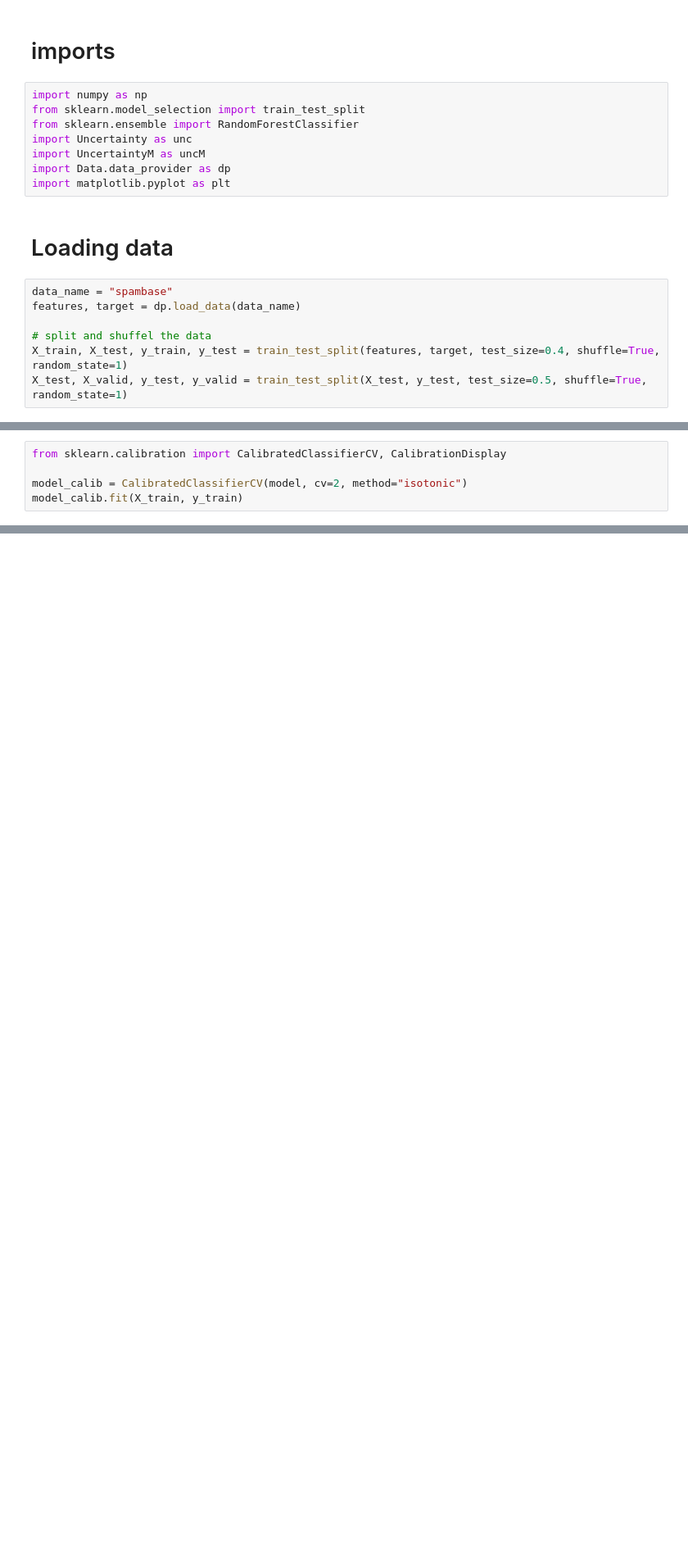
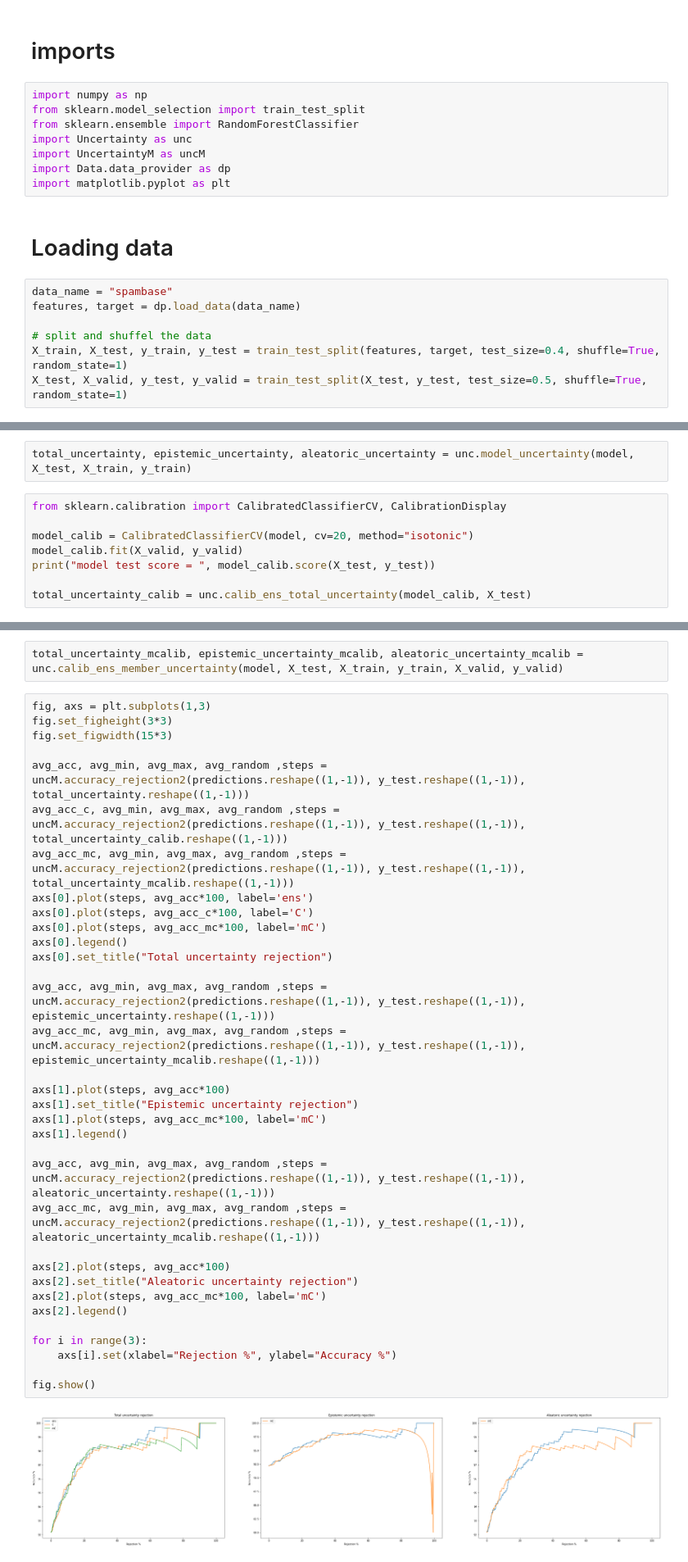
Before and after one commit to mhshaker/Calibration, a Jupyter notebook: Calibration.ipynb, the cells around one changed output, grey strips where cells are left out. Shown at 82% size. Saved outputs shown, nothing was run; the diff lists cells and outputs as text; blank space fills up the shorter version.

Commit message:
calib then unc. first results: fail

```diff
--- a/Calibration.ipynb
+++ b/Calibration.ipynb
@@ -25,9 +24,14 @@ predictions = model.predict(X_test)
 print("model test score = ", model.score(X_test, y_test))
 # %% [output]
 model test score =  0.9217391304347826
+# %%
+total_uncertainty, epistemic_uncertainty, aleatoric_uncertainty = unc.model_uncertainty(model, X_test, X_train, y_train)
 # %%
 from sklearn.calibration import CalibratedClassifierCV, CalibrationDisplay
 
-model_calib = CalibratedClassifierCV(model, cv=2, method="isotonic")
-model_calib.fit(X_train, y_train)
+model_calib = CalibratedClassifierCV(model, cv=20, method="isotonic")
+model_calib.fit(X_valid, y_valid)
+print("model test score = ", model_calib.score(X_test, y_test))
+
+total_uncertainty_calib = unc.calib_ens_total_uncertainty(model_calib, X_test)
 # %% [output]
@@ -49,0 +39,38 @@ array([[0.02108434, 0.97891566],
+# %%
+total_uncertainty_mcalib, epistemic_uncertainty_mcalib, aleatoric_uncertainty_mcalib = unc.calib_ens_member_uncertainty(model, X_test, X_train, y_train, X_valid, y_valid)
+# %%
+fig, axs = plt.subplots(1,3)
+fig.set_figheight(3*3)
+fig.set_figwidth(15*3)
+
+avg_acc, avg_min, avg_max, avg_random ,steps = uncM.accuracy_rejection2(predictions.reshape((1,-1)), y_test.reshape((1,-1)), total_uncertainty.reshape((1,-1)))
+avg_acc_c, avg_min, avg_max, avg_random ,steps = uncM.accuracy_rejection2(predictions.reshape((1,-1)), y_test.reshape((1,-1)), total_uncertainty_calib.reshape((1,-1)))
+avg_acc_mc, avg_min, avg_max, avg_random ,steps = uncM.accuracy_rejection2(predictions.reshape((1,-1)), y_test.reshape((1,-1)), total_uncertainty_mcalib.reshape((1,-1)))
+axs[0].plot(steps, avg_acc*100, label='ens')
+axs[0].plot(steps, avg_acc_c*100, label='C')
+axs[0].plot(steps, avg_acc_mc*100, label='mC')
+axs[0].legend()
+axs[0].set_title("Total uncertainty rejection")
+
+avg_acc, avg_min, avg_max, avg_random ,steps = uncM.accuracy_rejection2(predictions.reshape((1,-1)), y_test.reshape((1,-1)), epistemic_uncertainty.reshape((1,-1)))
+avg_acc_mc, avg_min, avg_max, avg_random ,steps = uncM.accuracy_rejection2(predictions.reshape((1,-1)), y_test.reshape((1,-1)), epistemic_uncertainty_mcalib.reshape((1,-1)))
+
+axs[1].plot(steps, avg_acc*100)
+axs[1].set_title("Epistemic uncertainty rejection")
+axs[1].plot(steps, avg_acc_mc*100, label='mC')
+axs[1].legend()
+
+avg_acc, avg_min, avg_max, avg_random ,steps = uncM.accuracy_rejection2(predictions.reshape((1,-1)), y_test.reshape((1,-1)), aleatoric_uncertainty.reshape((1,-1)))
+avg_acc_mc, avg_min, avg_max, avg_random ,steps = uncM.accuracy_rejection2(predictions.reshape((1,-1)), y_test.reshape((1,-1)), aleatoric_uncertainty_mcalib.reshape((1,-1)))
+
+axs[2].plot(steps, avg_acc*100)
+axs[2].set_title("Aleatoric uncertainty rejection")
+axs[2].plot(steps, avg_acc_mc*100, label='mC')
+axs[2].legend()
+
+for i in range(3):
+    axs[i].set(xlabel="Rejection %", ylabel="Accuracy %")
+
+fig.show()
+# %% [output]
+[figure, added]
```
Also changed, not shown: parts of 4 cells of this notebook, 2 other files.
